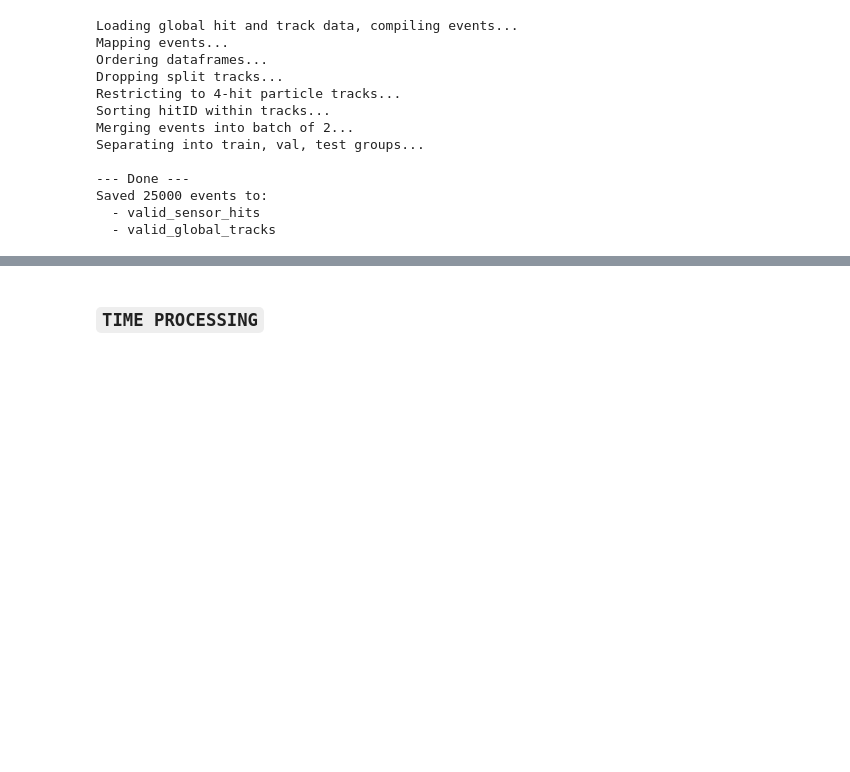
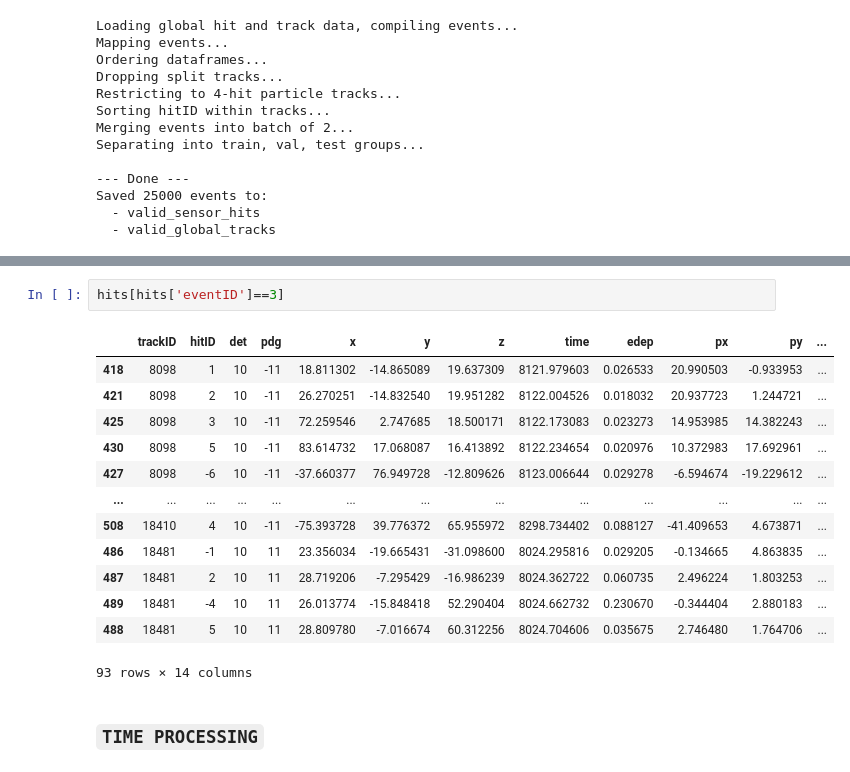
Before and after one commit to vsqdhruv/hepattn, a Jupyter notebook: src/hepattn/experiments/mu3e/final_preprocessing.ipynb, the cells around one changed output, grey strips where cells are left out. Saved outputs shown, nothing was run; the diff lists cells and outputs as text; blank space fills up the shorter version.

```diff
--- a/src/hepattn/experiments/mu3e/final_preprocessing.ipynb
+++ b/src/hepattn/experiments/mu3e/final_preprocessing.ipynb
@@ -222,3 +235,19 @@ Saved 25000 events to:
+# %%
+hits[hits['eventID']==3]
+# %% [output]
+|  | trackID | hitID | det | pdg | x | y | z | time | edep | px | py | ... |
+| 418 | 8098 | 1 | 10 | -11 | 18.811302 | -14.865089 | 19.637309 | 8121.979603 | 0.026533 | 20.990503 | -0.933953 | ... |
+| 421 | 8098 | 2 | 10 | -11 | 26.270251 | -14.832540 | 19.951282 | 8122.004526 | 0.018032 | 20.937723 | 1.244721 | ... |
+| 425 | 8098 | 3 | 10 | -11 | 72.259546 | 2.747685 | 18.500171 | 8122.173083 | 0.023273 | 14.953985 | 14.382243 | ... |
+| 430 | 8098 | 5 | 10 | -11 | 83.614732 | 17.068087 | 16.413892 | 8122.234654 | 0.020976 | 10.372983 | 17.692961 | ... |
+| 427 | 8098 | -6 | 10 | -11 | -37.660377 | 76.949728 | -12.809626 | 8123.006644 | 0.029278 | -6.594674 | -19.229612 | ... |
+| ... | ... | ... | ... | ... | ... | ... | ... | ... | ... | ... | ... | ... |
+| 508 | 18410 | 4 | 10 | -11 | -75.393728 | 39.776372 | 65.955972 | 8298.734402 | 0.088127 | -41.409653 | 4.673871 | ... |
+| 486 | 18481 | -1 | 10 | 11 | 23.356034 | -19.665431 | -31.098600 | 8024.295816 | 0.029205 | -0.134665 | 4.863835 | ... |
+| 487 | 18481 | 2 | 10 | 11 | 28.719206 | -7.295429 | -16.986239 | 8024.362722 | 0.060735 | 2.496224 | 1.803253 | ... |
+| 489 | 18481 | -4 | 10 | 11 | 26.013774 | -15.848418 | 52.290404 | 8024.662732 | 0.230670 | -0.344404 | 2.880183 | ... |
+| 488 | 18481 | 5 | 10 | 11 | 28.809780 | -7.016674 | 60.312256 | 8024.704606 | 0.035675 | 2.746480 | 1.764706 | ... |
+93 rows × 14 columns
 # %% [markdown]
 ### `TIME PROCESSING`
 # %%
```
Also changed, not shown: parts of 3 cells of this notebook.
